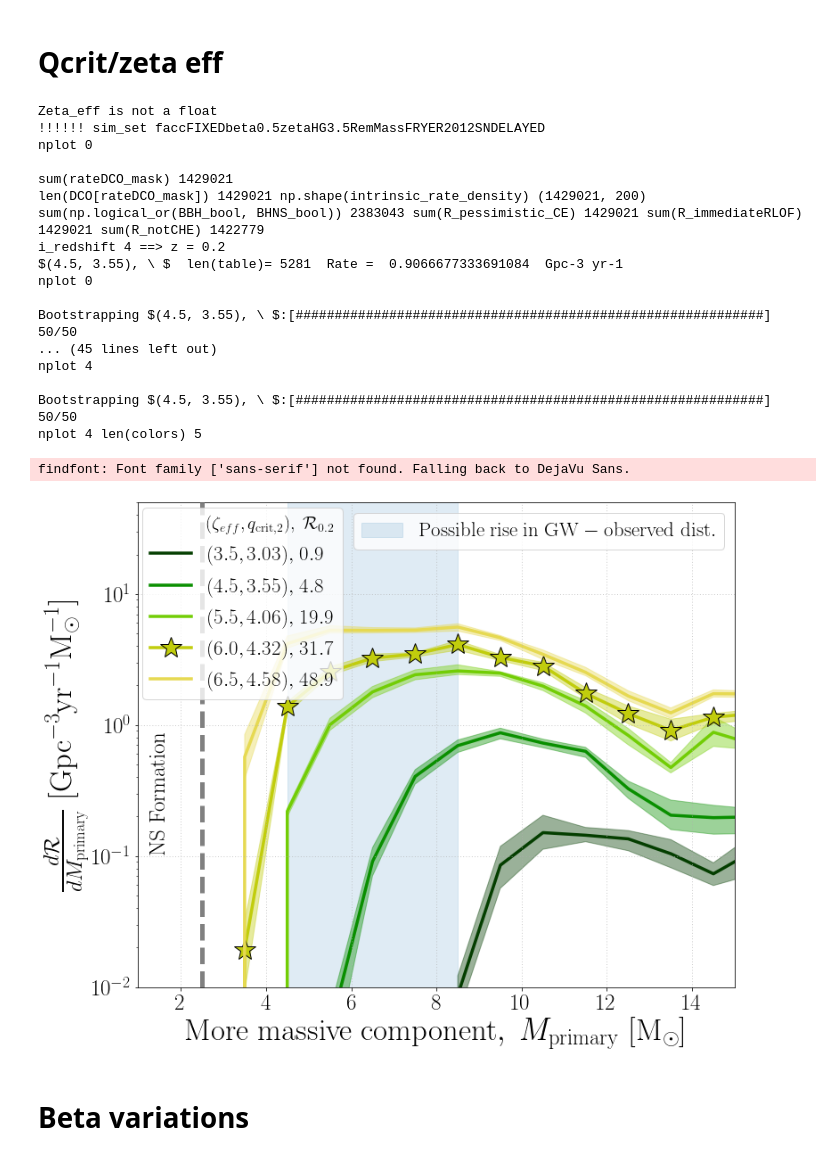
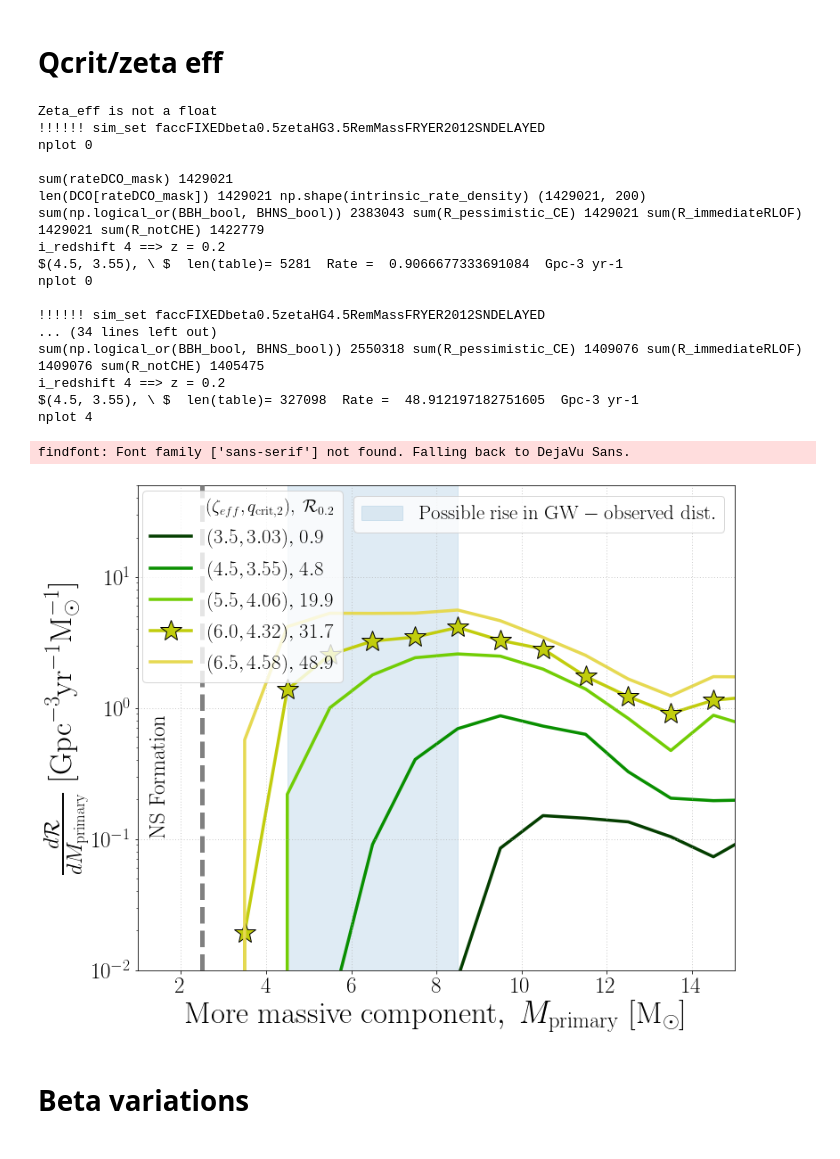
Before and after one commit to LiekeVanSon/LowMBH_and_StableChannel, a Jupyter notebook: Code/Fig3_4_MassDistributions.ipynb, the cells around one changed output. Saved outputs shown, nothing was run; the diff lists cells and outputs as text; code cells hidden in the pictures.

```diff
--- a/Code/Fig3_4_MassDistributions.ipynb
+++ b/Code/Fig3_4_MassDistributions.ipynb
@@ -4,19 +4,15 @@
 both physical variations and SFRD variations
 # %%
 import sys
-
-##############################
-sys.path.insert(0,'./output/GWTC-3-population-data/utils/')
-input_fname = './output/GWTC-3-population-data//analyses/PowerLawPeak/o3only_mass_c_iid_mag_iid_tilt_powerlaw_redshift_mass_data.h5'
-output_fname = './plots'
-##############################
+# ##############################
+# sys.path.insert(0,'./output/GWTC-3-population-data/utils/')
+# input_fname = './output/GWTC-3-population-data//analyses/PowerLawPeak/o3only_mass_c_iid_mag_iid_tilt_powerlaw_redshift_mass_data.h5'
+# output_fname = './plots'
+# ##############################
 
 import numpy as np
 import matplotlib.pyplot as plt
-# import mpl_utils
 from importlib import reload  # Python 3.4+
-# reload(mpl_utils)
-
 import argparse
 import json
 import h5py
@@ -57,9 +53,9 @@ def progressbar(it, prefix="", size=60, file=sys.stdout):
 
 ######################################
 ## locations
-save_loc    =  '/n/home04/lvanson/LowMBH_peak/plots/'#'Users/lieke/surfdrive/Documents/LowMBH_peak/plots/'#
-proj_dir    = '/n/holystore01/LABS/hernquist_lab/Users/lvanson/CompasOutput/'#'/Users/lieke/surfdrive/Documents/LowMBH_peak/output/'#
-data_dir    = proj_dir+ '/v02.26.03/N1e7Grid_BBH_BHNS_optimized/' #'/CompasOutput/v02.26.03/N1e6Grid/'#v02.22.00/N1e5_grids/' N1e7_Fid/fWR1.0coolWind1.0/'
+proj_dir    = '/n/home04/lvanson/LowMBH_and_StableChannel/'
+data_dir    = '/n/holystore01/LABS/hernquist_lab/Users/lvanson/CompasOutput/v02.26.03/N1e7Grid_BBH_BHNS_optimized/EssentialData/'
+save_loc    = proj_dir+'/plots/'
 
 sim_save_str = ''
 
@@ -142,7 +138,7 @@ def plot_mass_distribution(sim_dir = data_dir, sim_sets = ['alphaCE1.0'], x_key
         print('nplot', nplot, '\n')
         ####################################################
         ### ## Reading file ##
-        File_location = sim_dir +'/'+sim_set+'/output/COMPAS_Output_wWeights.h5'
+        File_location = sim_dir +'/'+sim_set+'/COMPAS_Output_wWeights.h5'
         DCO, DCO_mask  = mfunc.read_data(loc = File_location, DCO_type = "BBH", rate_key = '', read_SFRD = False)
         DCO['q_ZAMS']  =  DCO['Mass@ZAMS(2)']/DCO['Mass@ZAMS(1)']
         HG_HG_MT       =  DCO['experiencedHGHG_MT'] == True
@@ -345,39 +341,39 @@ def plot_mass_distribution(sim_dir = data_dir, sim_sets = ['alphaCE1.0'], x_key
 # %%
 zeta_list   = [3.5, 4.5, 5.5, 6.0, 6.5]
 
 import MinimumMassFunctions as minf
 
 q_crits     = minf.get_qcrit_from_zeta(Beta = 0.5, Zeta_eff = zeta_list)
 qcrit2_list = q_crits[:,1]
 
 
-plot_mass_distribution(sim_dir = proj_dir+ '/v02.26.03/N1e7Grid_BBH_BHNS_optimized/', sim_sets =  ['faccFIXEDbeta0.5zetaHG%sRemMassFRYER2012SNDELAYED'%(ZETA) for ZETA in zeta_list],
+plot_mass_distribution(sim_sets =  ['faccFIXEDbeta0.5zetaHG%sRemMassFRYER2012SNDELAYED'%(ZETA) for ZETA in zeta_list],
                        show_hist = True, show_KDE = False, markers = ['','','','*','',''], colors  = ['#043e00','#098f00', '#72cd05', '#c1cd0d', '#e6d952'], #greens
                        leg_args = {'loc':'upper left', 'bbox_to_anchor':(-0.01,1.01), 'title_fontsize':'20', 'fontsize':'23', 'title':r'$\hspace{0.1cm} (\zeta_{eff}, q_{\rm crit,2}), \ \mathcal{R}_{0.2}$'},
                        leg1_args = {'loc':'upper right', 'fontsize':'23'},
-                       bootstrap = True, bootstraps = 50,
-                       save_plot=True,  save_name = 'zetaVariations_betaFIXEDbeta0.5FryerDelayed_HR.pdf',
+                       bootstrap = False, bootstraps = 50,
+                       save_plot=False,  save_name = 'zetaVariations_betaFIXEDbeta0.5FryerDelayed_HR.pdf',
                        labels = [r'$(%s, %s), \ $'%(np.round(zeta_list[i],2), np.round(qcrit2_list[i],2)) for i in range(len(qcrit2_list)) ])
 # %% [output]
 Zeta_eff is not a float
 !!!!!! sim_set faccFIXEDbeta0.5zetaHG3.5RemMassFRYER2012SNDELAYED
 nplot 0
 
 sum(rateDCO_mask) 1429021
 len(DCO[rateDCO_mask]) 1429021 np.shape(intrinsic_rate_density) (1429021, 200)
 sum(np.logical_or(BBH_bool, BHNS_bool)) 2383043 sum(R_pessimistic_CE) 1429021 sum(R_immediateRLOF) 1429021 sum(R_notCHE) 1422779
 i_redshift 4 ==> z = 0.2
 $(4.5, 3.55), \ $  len(table)= 5281  Rate =  0.9066677333691084  Gpc-3 yr-1
 nplot 0
 
-Bootstrapping $(4.5, 3.55), \ $:[############################################################] 50/50
-... (45 lines left out)
+!!!!!! sim_set faccFIXEDbeta0.5zetaHG4.5RemMassFRYER2012SNDELAYED
+... (34 lines left out)
+sum(np.logical_or(BBH_bool, BHNS_bool)) 2550318 sum(R_pessimistic_CE) 1409076 sum(R_immediateRLOF) 1409076 sum(R_notCHE) 1405475
+i_redshift 4 ==> z = 0.2
+$(4.5, 3.55), \ $  len(table)= 327098  Rate =  48.912197182751605  Gpc-3 yr-1
 nplot 4
-
-Bootstrapping $(4.5, 3.55), \ $:[############################################################] 50/50
-nplot 4 len(colors) 5
 findfont: Font family ['sans-serif'] not found. Falling back to DejaVu Sans.
-[figure, old version]
+[figure, new version]
 # %% [markdown]
 # Beta variations
 # %%
```
Also changed, not shown: parts of 6 cells of this notebook, 4 other files.
